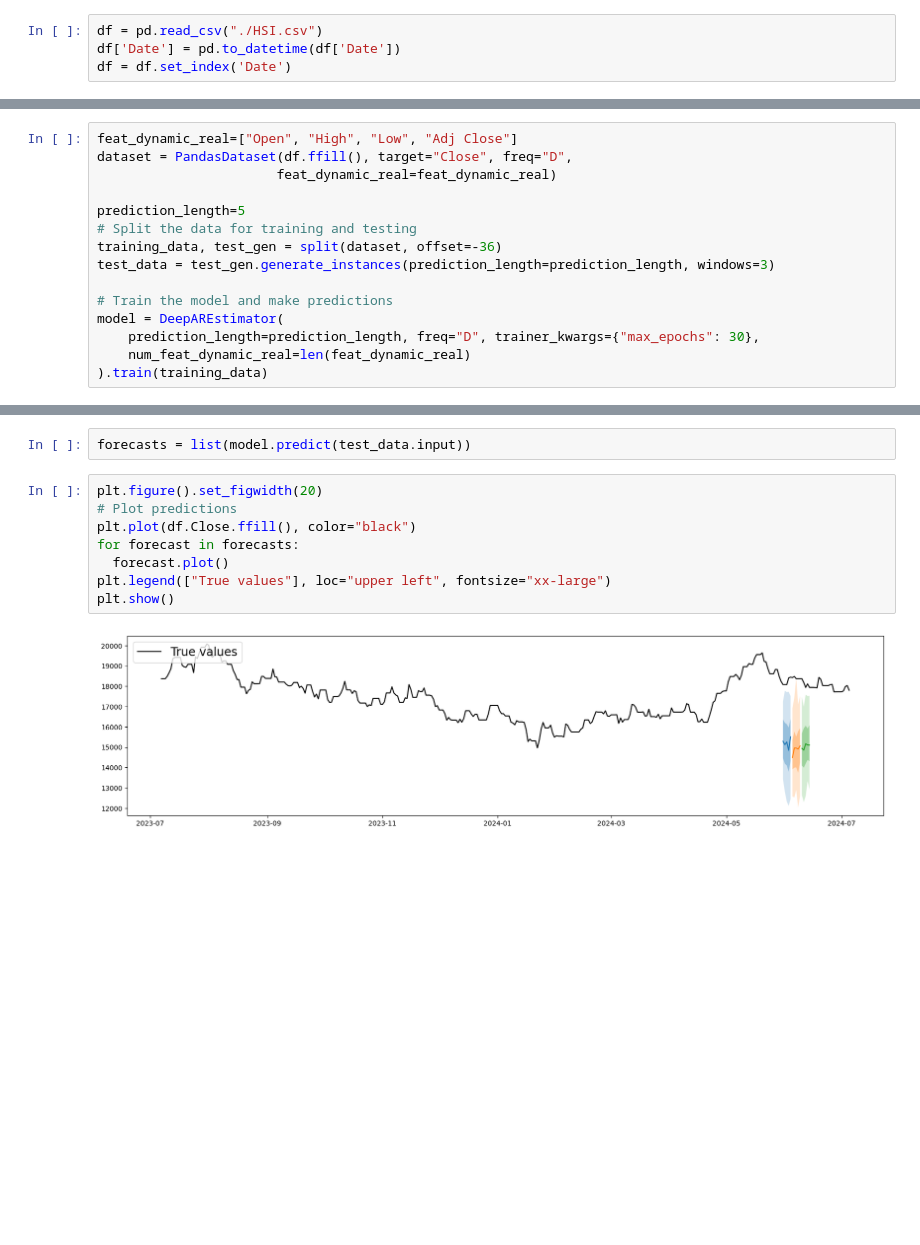
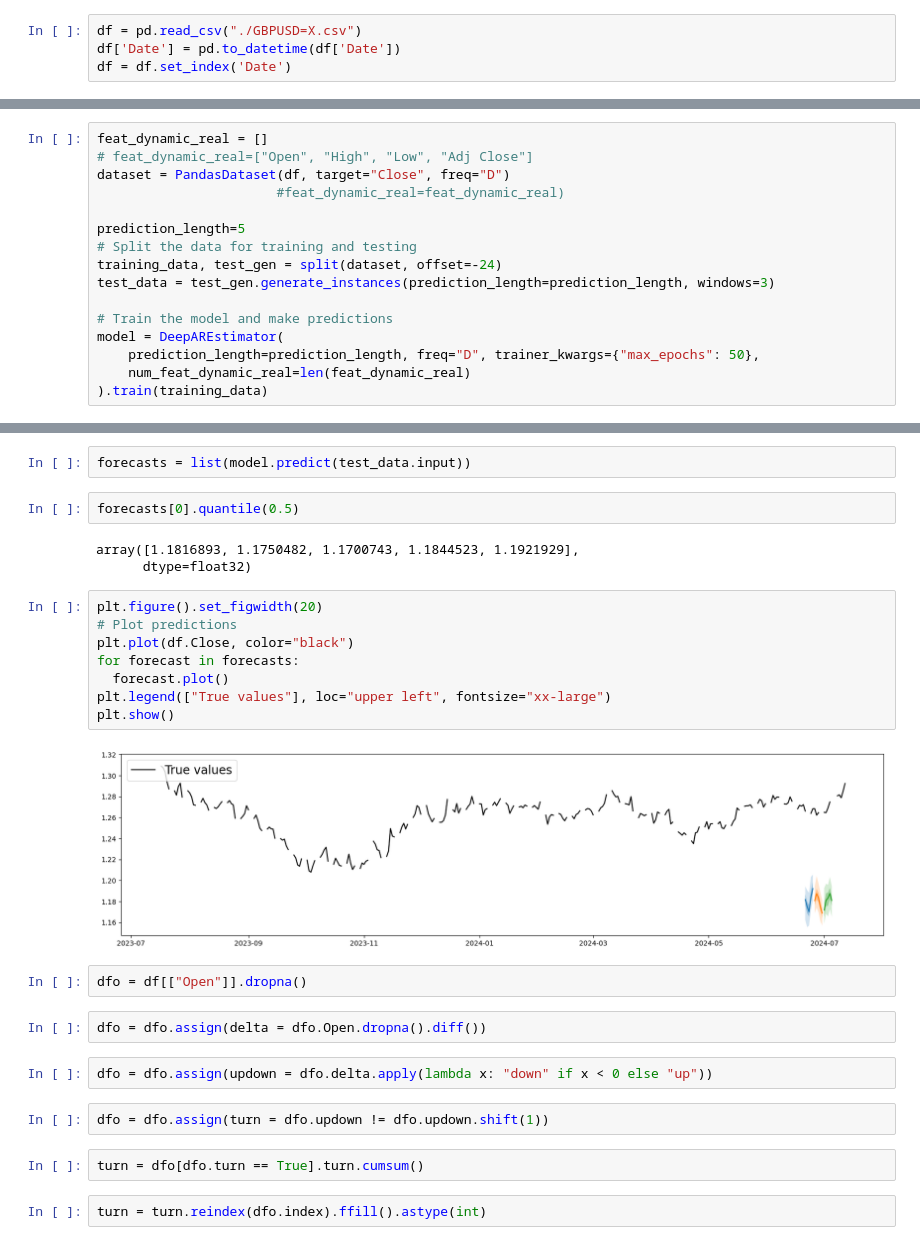
Before and after one commit to JackKCWong/hsi-playground, a Jupyter notebook: deepar.ipynb, the cells around one changed output, grey strips where cells are left out. Cells and saved outputs as stored; diff of their text form; blank space fills up the shorter version.

```diff
--- a/deepar.ipynb
+++ b/deepar.ipynb
@@ -12,7 +12,7 @@ from gluonts.dataset.pandas import PandasDataset
 from gluonts.dataset.split import split
 from gluonts.torch import DeepAREstimator
 # %%
-df = pd.read_csv("./HSI.csv")
+df = pd.read_csv("./GBPUSD=X.csv")
 df['Date'] = pd.to_datetime(df['Date'])
 df = df.set_index('Date')
 # %%
@@ -24,18 +24,19 @@ date_range = pd.date_range(start=df.index.min(), end=df.index.max())
 # Reindex the DataFrame with the date range to fill in missing dates with NaN
 df = df.reindex(date_range).sort_index()
 # %%
-feat_dynamic_real=["Open", "High", "Low", "Adj Close"]
-dataset = PandasDataset(df.ffill(), target="Close", freq="D",
-                       feat_dynamic_real=feat_dynamic_real)
+feat_dynamic_real = []
+# feat_dynamic_real=["Open", "High", "Low", "Adj Close"]
+dataset = PandasDataset(df, target="Close", freq="D")
+                       #feat_dynamic_real=feat_dynamic_real)
 
 prediction_length=5
 # Split the data for training and testing
-training_data, test_gen = split(dataset, offset=-36)
+training_data, test_gen = split(dataset, offset=-24)
 test_data = test_gen.generate_instances(prediction_length=prediction_length, windows=3)
 
 # Train the model and make predictions
 model = DeepAREstimator(
-    prediction_length=prediction_length, freq="D", trainer_kwargs={"max_epochs": 30},
+    prediction_length=prediction_length, freq="D", trainer_kwargs={"max_epochs": 50},
     num_feat_dynamic_real=len(feat_dynamic_real)
 ).train(training_data)
 # %% [output]
@@ -62,12 +75,29 @@ Epoch 4, global step 250: 'train_loss' reached 7.42662 (best 7.42662), saving mo
 # %%
 forecasts = list(model.predict(test_data.input))
+# %%
+forecasts[0].quantile(0.5)
+# %% [output]
+array([1.1816893, 1.1750482, 1.1700743, 1.1844523, 1.1921929],
+      dtype=float32)
 # %%
 plt.figure().set_figwidth(20)
 # Plot predictions
-plt.plot(df.Close.ffill(), color="black")
+plt.plot(df.Close, color="black")
 for forecast in forecasts:
   forecast.plot()
 plt.legend(["True values"], loc="upper left", fontsize="xx-large")
 plt.show()
 # %% [output]
-[figure, old version]
+[figure, new version]
+# %%
+dfo = df[["Open"]].dropna()
+# %%
+dfo = dfo.assign(delta = dfo.Open.dropna().diff())
+# %%
+dfo = dfo.assign(updown = dfo.delta.apply(lambda x: "down" if x < 0 else "up"))
+# %%
+dfo = dfo.assign(turn = dfo.updown != dfo.updown.shift(1))
+# %%
+turn = dfo[dfo.turn == True].turn.cumsum()
+# %%
+turn = turn.reindex(dfo.index).ffill().astype(int)
```
Also changed, not shown: parts of 7 cells of this notebook, 1 other file.
